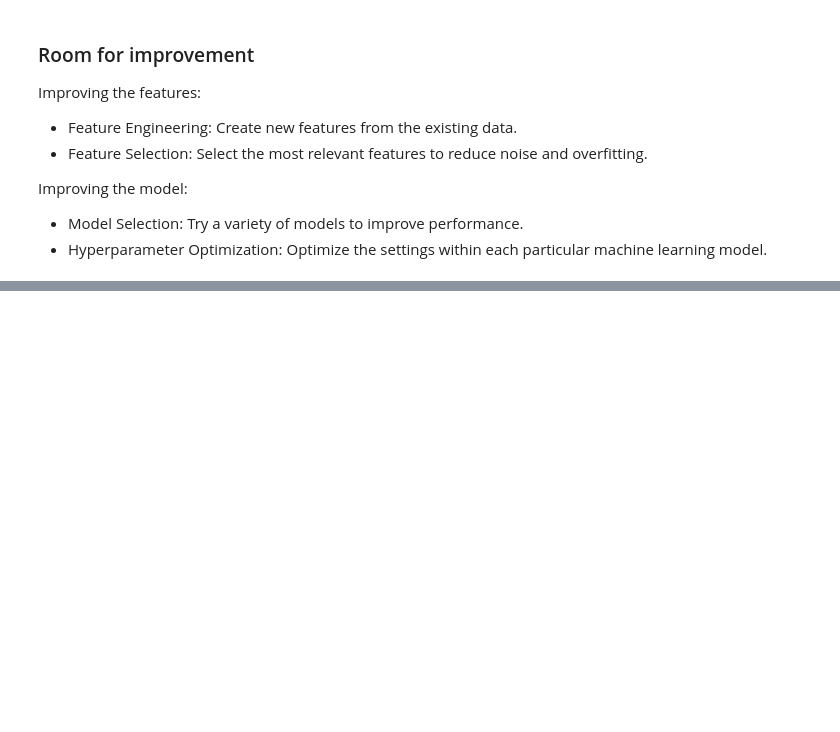
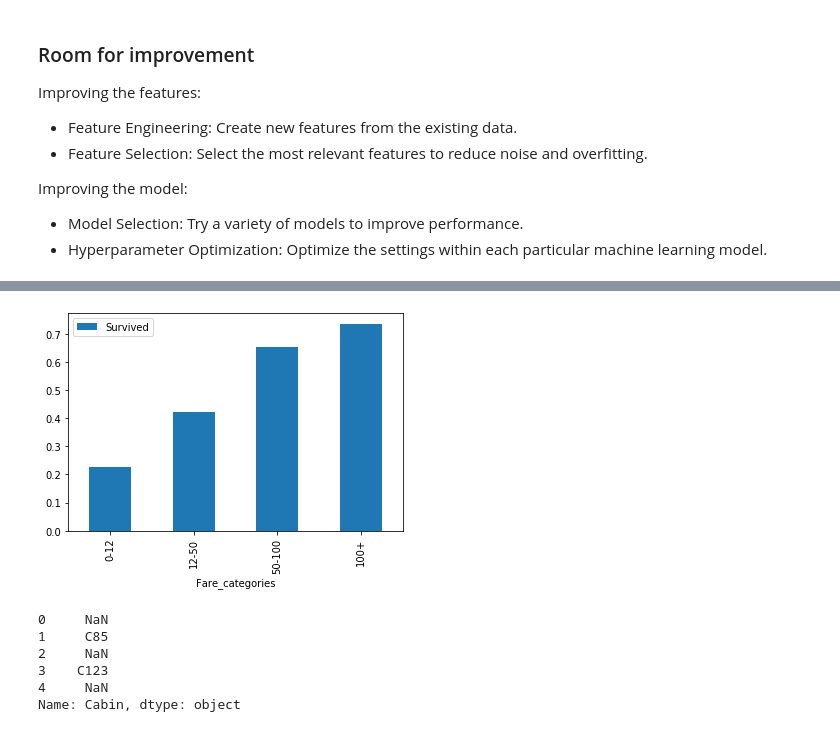
Before and after one commit to Ajitm27/Titanic_Machine_Learning_form_disaster, a Jupyter notebook: Titanic_Machine Learning from Disaster.ipynb, the cells around one changed output, grey strips where cells are left out. Saved outputs shown, nothing was run; the diff lists cells and outputs as text; code cells hidden in the pictures; blank space fills up the shorter version.

```diff
--- a/Titanic_Machine Learning from Disaster.ipynb
+++ b/Titanic_Machine Learning from Disaster.ipynb
@@ -251,0 +378,36 @@ Improving the model:
+# %%
+def process_fare(df, cut_points, label_names):
+    '''
+    cut age column into segments
+
+    Parameters:
+        df: dataframe
+        cut_points: bins for segments
+        label_names: labels for resultant bins
+        '''
+    df['Fare_categories'] = pd.cut(df['Fare'], cut_points, labels = label_names)
+    return df
+
+cut_points = [0, 12, 50, 100, 1000]
+label_names = ['0-12','12-50', '50-100', '100+']
+
+train = process_fare(train, cut_points, label_names)
+holdout = process_fare(holdout, cut_points, label_names)
+
+train = create_dummies(train, 'Fare_categories')
+holdout = create_dummies(holdout, 'Fare_categories')
+
+pivot = train.pivot_table(index='Fare_categories', values='Survived')
+pivot.plot.bar()
+plt.show()
+# %% [output]
+[figure, added]
+# %%
+print(train.head()["Cabin"])
+# %% [output]
+0     NaN
+1     C85
+2     NaN
+3    C123
+4     NaN
+Name: Cabin, dtype: object
```
Also changed, not shown: parts of 28 cells of this notebook.
